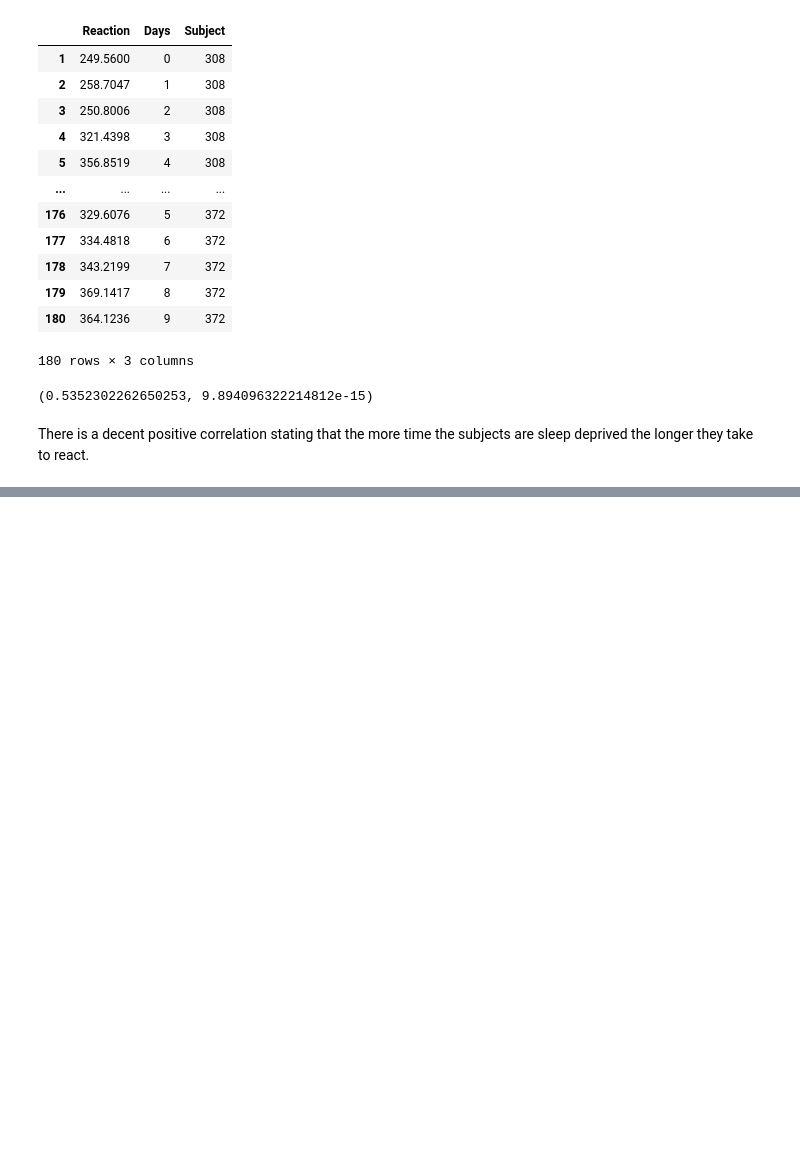
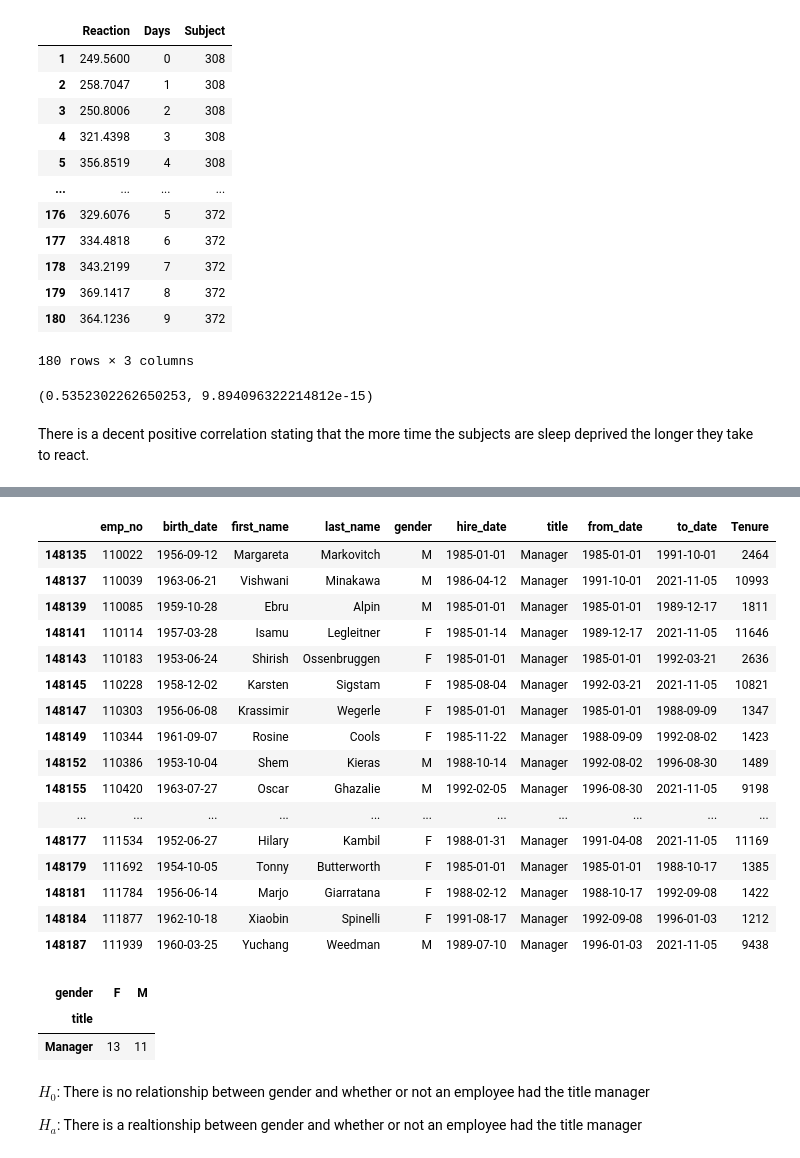
Before and after one commit to ForrestMccrosky/statistics-exercises, a Jupyter notebook: hypothesis_testing.ipynb, the cells around one changed output, grey strips where cells are left out. Drawn from its saved outputs; the diff is of its cells as text; code cells hidden in the pictures; blank space fills up the shorter version.

```diff
--- a/hypothesis_testing.ipynb
+++ b/hypothesis_testing.ipynb
@@ -740,0 +1059,3 @@ There is a decent positive correlation stating that the more time the subjects a
+# %%
+titledemps = employeesdf.merge(titlesdf, left_on = 'emp_no', right_on = 'emp_no')
+titledemps
@@ -740,0 +1107,32 @@ There is a decent positive correlation stating that the more time the subjects a
+# %%
+manageremps = titledemps[titledemps.title.astype(str) == 'Manager']
+manageremps
+# %% [output]
+|  | emp_no | birth_date | first_name | last_name | gender | hire_date | title | from_date | to_date | Tenure |
+| 148135 | 110022 | 1956-09-12 | Margareta | Markovitch | M | 1985-01-01 | Manager | 1985-01-01 | 1991-10-01 | 2464 |
+| 148137 | 110039 | 1963-06-21 | Vishwani | Minakawa | M | 1986-04-12 | Manager | 1991-10-01 | 2021-11-05 | 10993 |
+| 148139 | 110085 | 1959-10-28 | Ebru | Alpin | M | 1985-01-01 | Manager | 1985-01-01 | 1989-12-17 | 1811 |
+| 148141 | 110114 | 1957-03-28 | Isamu | Legleitner | F | 1985-01-14 | Manager | 1989-12-17 | 2021-11-05 | 11646 |
+| 148143 | 110183 | 1953-06-24 | Shirish | Ossenbruggen | F | 1985-01-01 | Manager | 1985-01-01 | 1992-03-21 | 2636 |
+| 148145 | 110228 | 1958-12-02 | Karsten | Sigstam | F | 1985-08-04 | Manager | 1992-03-21 | 2021-11-05 | 10821 |
+| 148147 | 110303 | 1956-06-08 | Krassimir | Wegerle | F | 1985-01-01 | Manager | 1985-01-01 | 1988-09-09 | 1347 |
+| 148149 | 110344 | 1961-09-07 | Rosine | Cools | F | 1985-11-22 | Manager | 1988-09-09 | 1992-08-02 | 1423 |
+| 148152 | 110386 | 1953-10-04 | Shem | Kieras | M | 1988-10-14 | Manager | 1992-08-02 | 1996-08-30 | 1489 |
+| 148155 | 110420 | 1963-07-27 | Oscar | Ghazalie | M | 1992-02-05 | Manager | 1996-08-30 | 2021-11-05 | 9198 |
+| ... | ... | ... | ... | ... | ... | ... | ... | ... | ... | ... |
+| 148177 | 111534 | 1952-06-27 | Hilary | Kambil | F | 1988-01-31 | Manager | 1991-04-08 | 2021-11-05 | 11169 |
+| 148179 | 111692 | 1954-10-05 | Tonny | Butterworth | F | 1985-01-01 | Manager | 1985-01-01 | 1988-10-17 | 1385 |
+| 148181 | 111784 | 1956-06-14 | Marjo | Giarratana | F | 1988-02-12 | Manager | 1988-10-17 | 1992-09-08 | 1422 |
+| 148184 | 111877 | 1962-10-18 | Xiaobin | Spinelli | F | 1991-08-17 | Manager | 1992-09-08 | 1996-01-03 | 1212 |
+| 148187 | 111939 | 1960-03-25 | Yuchang | Weedman | M | 1989-07-10 | Manager | 1996-01-03 | 2021-11-05 | 9438 |
+# %%
+observed = pd.crosstab(manageremps.title, manageremps.gender)
+observed
+# %% [output]
+| gender | F | M |
+| title |  |  |
+| Manager | 13 | 11 |
+# %% [markdown]
+$H_0$: There is no relationship between gender and whether or not an employee had the title manager
+
+$H_a$: There is a realtionship between gender and whether or not an employee had the title manager
```
Also changed, not shown: parts of 34 cells of this notebook.
